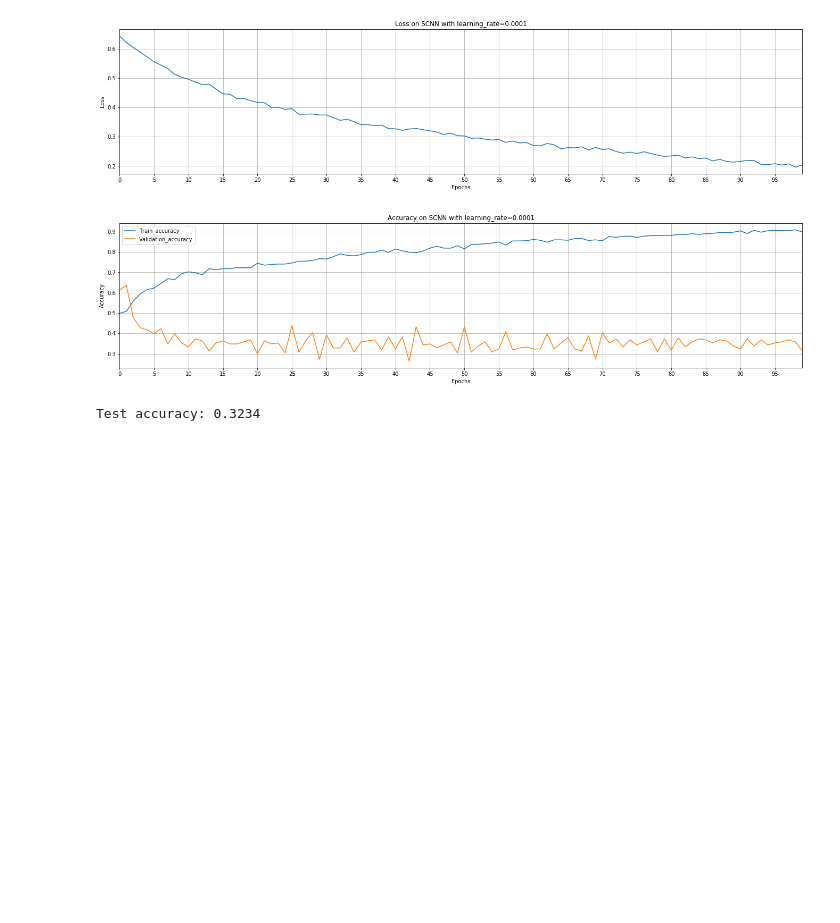
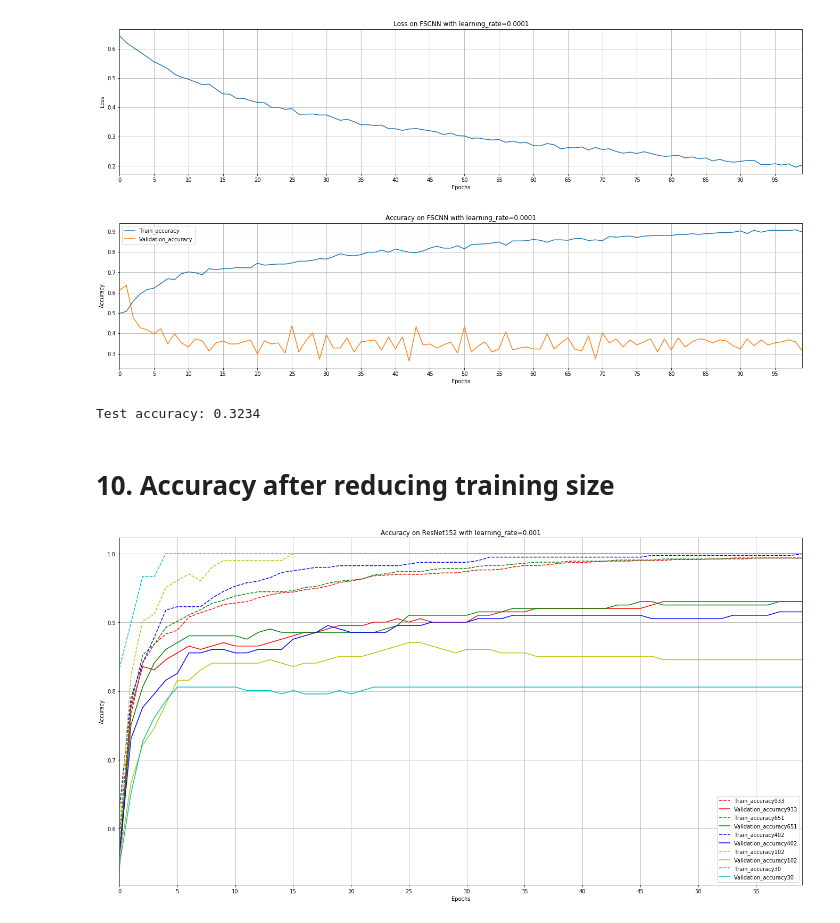
Before and after one commit to giuseppeCoccia/Automatic-Video-Shot-Type-Classification, a Jupyter notebook: Graphs/Graphs_project.ipynb, the cells around one changed output. Cells and saved outputs as stored; diff of their text form; code cells hidden in the pictures; blank space fills up the shorter version.

```diff
--- a/Graphs/Graphs_project.ipynb
+++ b/Graphs/Graphs_project.ipynb
@@ -356,10 +356,40 @@ print("Test accuracy: 0.3333")
 Test accuracy: 0.3333
 # %%
 losses, train_accs, valid_accs = read_csv("scnn_100e_0.0001lr.csv")
-plot_loss(losses, "Loss on SCNN with learning_rate=0.0001")
-plot_train_valid_accuracy(train_accs, valid_accs, "Accuracy on SCNN with learning_rate=0.0001")
+plot_loss(losses, "Loss on FSCNN with learning_rate=0.0001")
+plot_train_valid_accuracy(train_accs, valid_accs, "Accuracy on FSCNN with learning_rate=0.0001")
 print("Test accuracy: 0.3234")
 # %% [output]
 [figure]
 [figure]
 Test accuracy: 0.3234
+# %% [markdown]
+# 10. Accuracy after reducing training size
+# %%
+def plot_train_valid_accuracies(train_accs, valid_accs, title):
+    plt.figure(figsize=(23, 12))
+    plt.grid()
+    plt.xticks(range(0, len(train_accs[0]), 5))
+    plt.title(title)
+    plt.xlabel("Epochs")
+    plt.ylabel("Accuracy")
+    plt.xlim(0, len(train_accs[0])-1)
+
+    colors = ['r', 'g', 'b', 'y', 'c']
+    train_size = ['933', '651', '402', '102', '30']
+    for train_acc, valid_acc, color, tr_size in zip(train_accs, valid_accs, colors, train_size):
+        plt.plot(range(len(train_acc)), train_acc, linestyle="dashed", c=color, label="Train_accuracy"+tr_size)
+        plt.plot(range(len(valid_acc)), valid_acc,  c=color, label="Validation_accuracy"+tr_size)
+
+    plt.legend()
+    plt.show()
+# %%
+_, train_accs_933, valid_accs_933 = read_csv("resnet_933.csv")
+_, train_accs_651, valid_accs_651 = read_csv("resnet_651.csv")
+_, train_accs_402, valid_accs_402 = read_csv("resnet_402.csv")
+_, train_accs_102, valid_accs_102 = read_csv("resnet_102.csv")
+_, train_accs_30, valid_accs_30 = read_csv("resnet_30.csv")
+plot_train_valid_accuracies([train_accs_933[:60], train_accs_651[:60], train_accs_402[:60], train_accs_102[:60], train_accs_30[:60]],
+                            [valid_accs_933[:60], valid_accs_651[:60], valid_accs_402[:60], valid_accs_102[:60], valid_accs_30[:60]], "Accuracy on ResNet152 with learning_rate=0.001")
+# %% [output]
+[figure, added]
```
Also changed, not shown: parts of 7 cells of this notebook, 8 other files.
